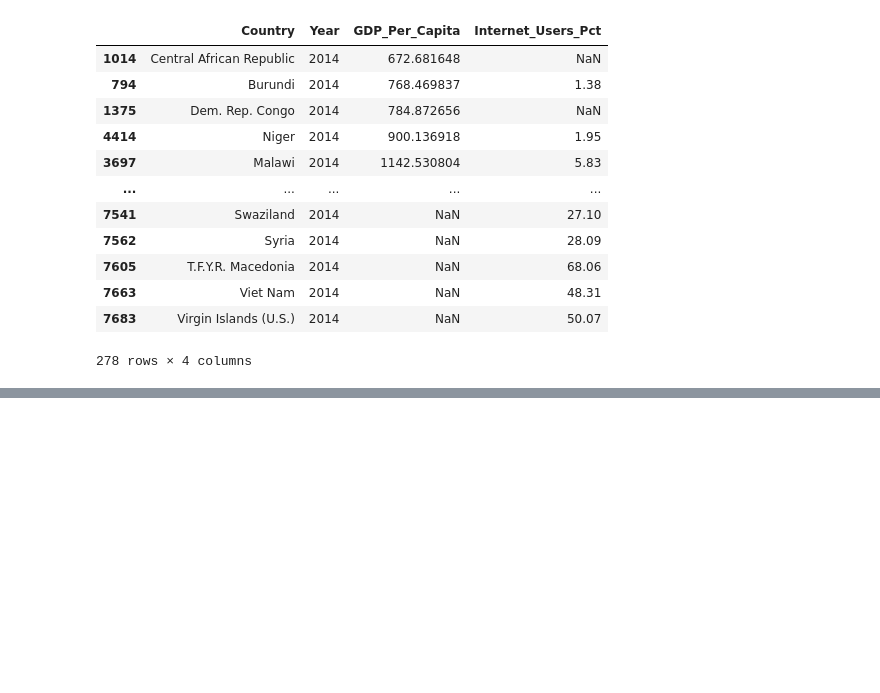
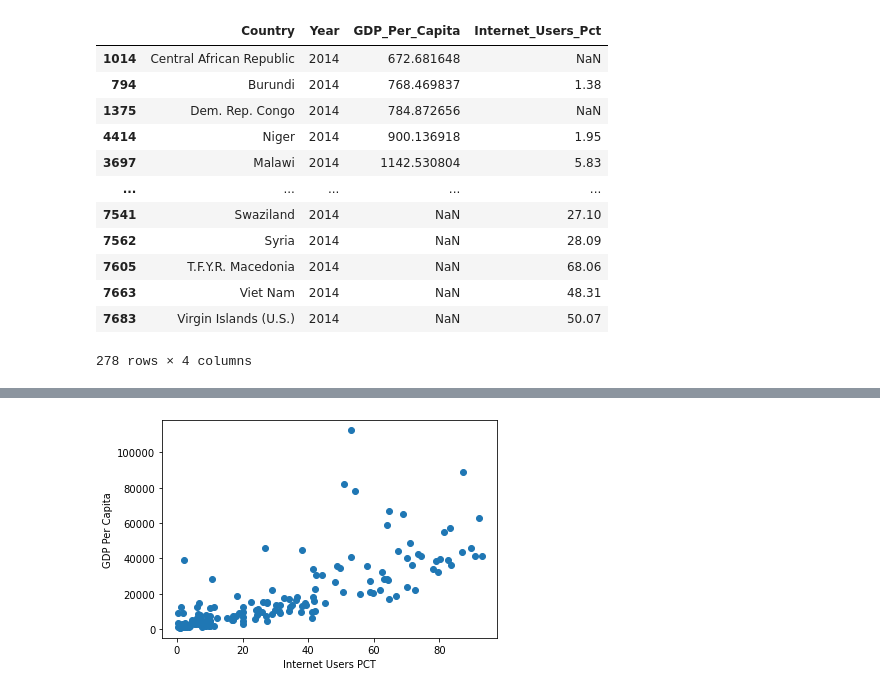
Before and after one commit to NSS-Data-Analytics-Cohort-3/un-data-MarkKoivula, a Jupyter notebook: notebooks/UNdata.ipynb, the cells around one changed output, grey strips where cells are left out. Cells and saved outputs as stored; diff of their text form; code cells hidden in the pictures; blank space fills up the shorter version.

```diff
--- a/notebooks/UNdata.ipynb
+++ b/notebooks/UNdata.ipynb
@@ -423,0 +436,7 @@ df_2014.sort_values(by='GDP_Per_Capita', ascending=True)
+# %%
+plt.scatter(df_2009.Internet_Users_Pct, df_2009.GDP_Per_Capita)
+plt.xlabel("Internet Users PCT")
+plt.ylabel("GDP Per Capita")
+plt.show()
+# %% [output]
+[figure, added]
```
Also changed, not shown: parts of 18 cells of this notebook.
